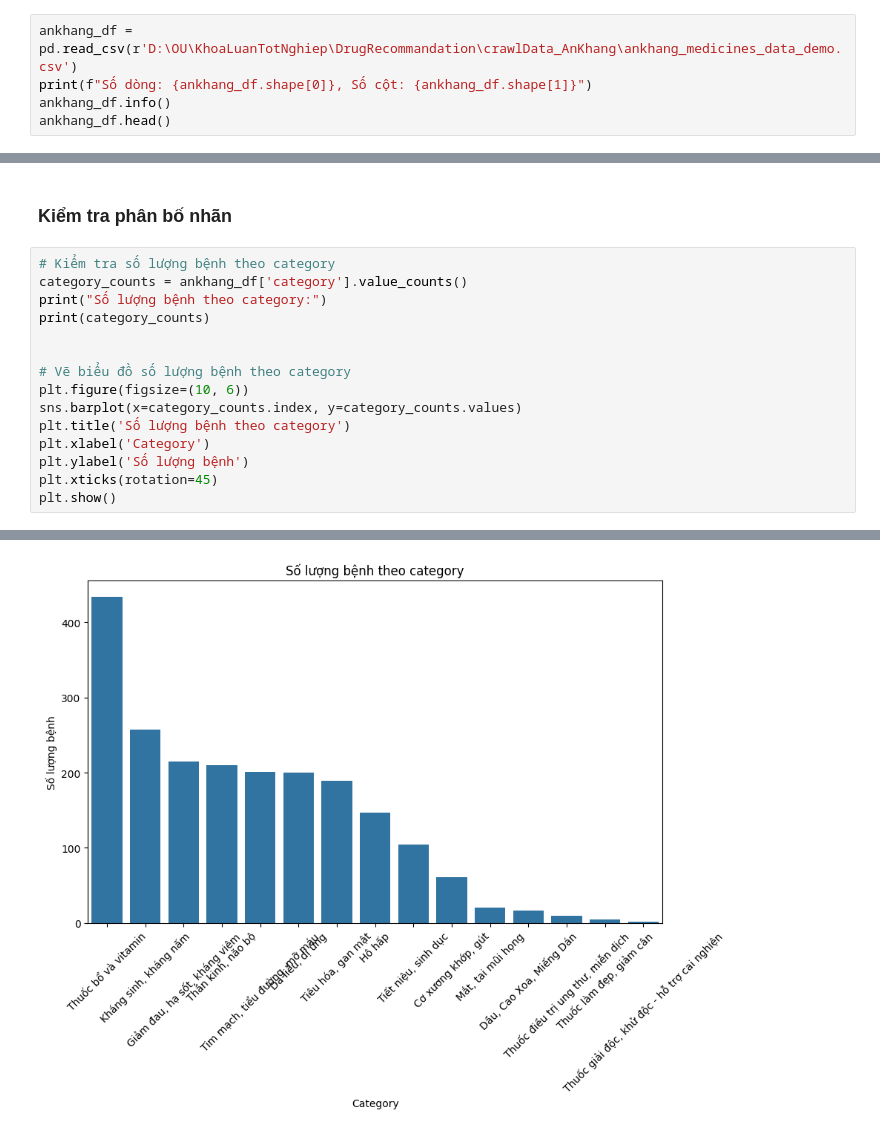
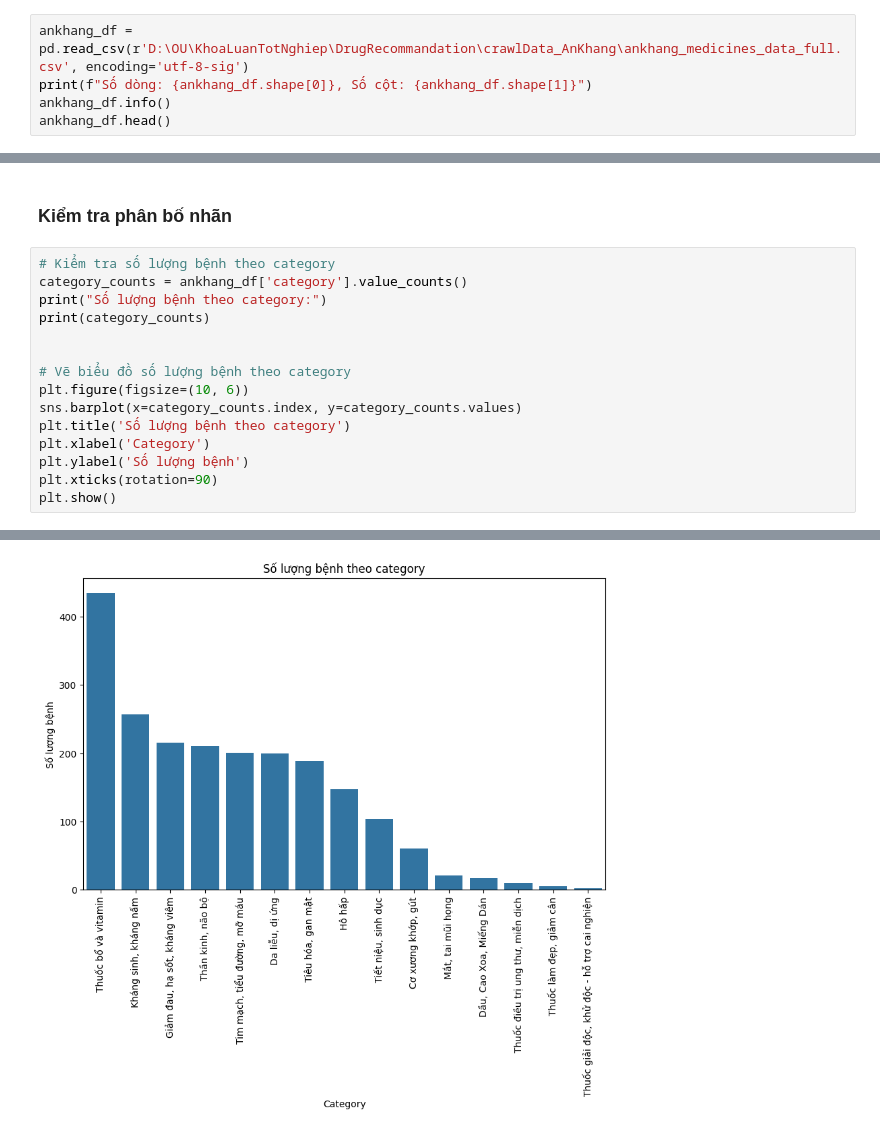
Before and after one commit to TAKhoi1506/DrugRecommendation_DL, a Jupyter notebook: preprocessData_AnKhang/AnKhang_EDA.ipynb, the cells around one changed output, grey strips where cells are left out. Drawn from its saved outputs; the diff is of its cells as text.

Commit message:
Completed Crawl AnKhang

```diff
--- a/preprocessData_AnKhang/AnKhang_EDA.ipynb
+++ b/preprocessData_AnKhang/AnKhang_EDA.ipynb
@@ -9,7 +7,7 @@ pd.reset_option('display.max_colwidth')
 # %% [markdown]
 <h3>Kiểm tra cấu trúc tổng quan</h3>
 # %%
-ankhang_df = pd.read_csv(r'D:\OU\KhoaLuanTotNghiep\DrugRecommandation\crawlData_AnKhang\ankhang_medicines_data_demo.csv')
+ankhang_df = pd.read_csv(r'D:\OU\KhoaLuanTotNghiep\DrugRecommandation\crawlData_AnKhang\ankhang_medicines_data_full.csv', encoding='utf-8-sig')
 print(f"Số dòng: {ankhang_df.shape[0]}, Số cột: {ankhang_df.shape[1]}")
 ankhang_df.info()
 ankhang_df.head()
@@ -206,32 +204,32 @@ category_counts = ankhang_df['category'].value_counts()
 print("Số lượng bệnh theo category:")
 print(category_counts)
 
 
 # Vẽ biểu đồ số lượng bệnh theo category
 plt.figure(figsize=(10, 6))
 sns.barplot(x=category_counts.index, y=category_counts.values)
 plt.title('Số lượng bệnh theo category')
 plt.xlabel('Category')
 plt.ylabel('Số lượng bệnh')
-plt.xticks(rotation=45)
+plt.xticks(rotation=90)
 plt.show()
 # %% [output]
 Số lượng bệnh theo category:
 category
 Thuốc bổ và vitamin                            434
 Kháng sinh, kháng nấm                          257
 Giảm đau, hạ sốt, kháng viêm                   215
 Thần kinh, não bộ                              210
 Tim mạch, tiểu đường, mỡ máu                   201
 Da liễu, dị ứng                                200
 Tiêu hóa, gan mật                              189
 Hô hấp                                         147
 Tiết niệu, sinh dục                            104
 Cơ xương khớp, gút                              61
 Mắt, tai mũi họng                               21
 Dầu, Cao Xoa, Miếng Dán                         17
 Thuốc điều trị ung thư, miễn dịch               10
 Thuốc làm đẹp, giảm cân                          5
 Thuốc giải độc, khử độc - hỗ trợ cai nghiện      2
 Name: count, dtype: int64
-[figure, old version]
+[figure, new version]
```
Also changed, not shown: parts of 7 cells of this notebook, 5 other files.
